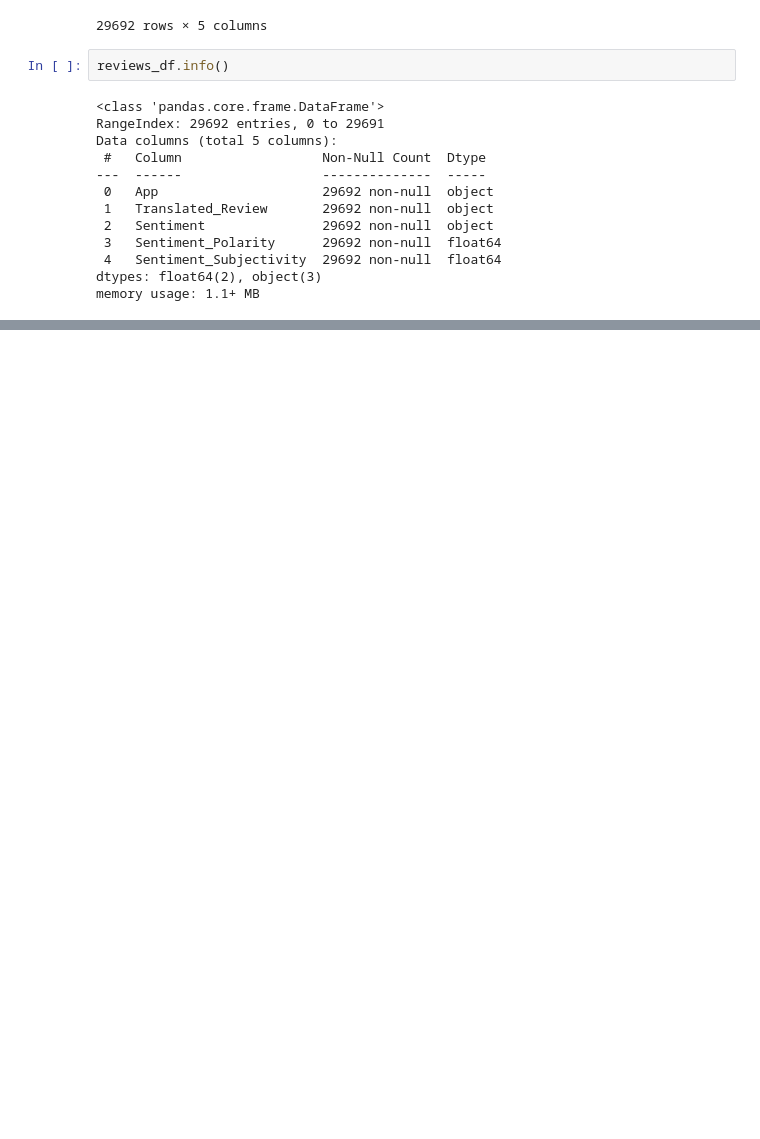
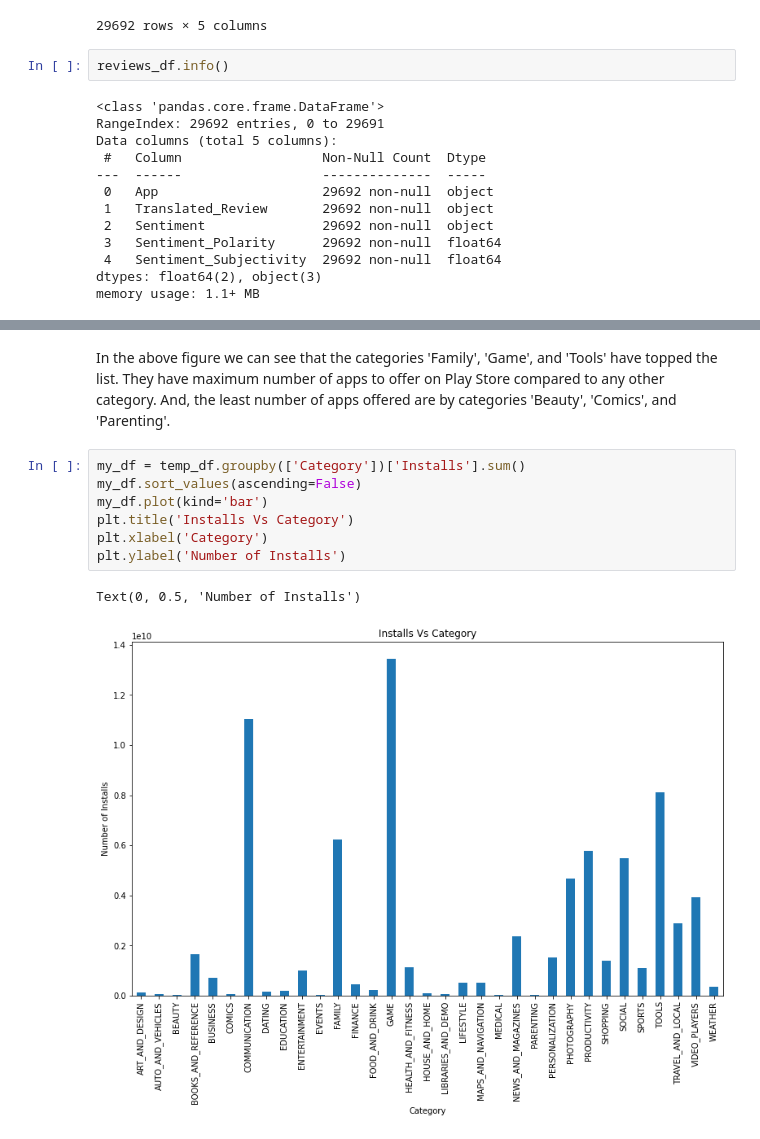
Before and after one commit to Pooja-Dalwani/PlayStoreAppReviewAnalysisEDA, a Jupyter notebook: Capstone_Project_PlayStoreAppReviewAnalysis.ipynb, the cells around one changed output, grey strips where cells are left out. Drawn from its saved outputs; the diff is of its cells as text; blank space fills up the shorter version.

```diff
--- a/Capstone_Project_PlayStoreAppReviewAnalysis.ipynb
+++ b/Capstone_Project_PlayStoreAppReviewAnalysis.ipynb
@@ -432,0 +447,12 @@ memory usage: 1.1+ MB
+# %% [markdown]
+In the above figure we can see that the categories 'Family', 'Game', and 'Tools' have topped the list. They have maximum number of apps to offer on Play Store compared to any other category. And, the least number of apps offered are by categories 'Beauty', 'Comics', and 'Parenting'.
+# %%
+my_df = temp_df.groupby(['Category'])['Installs'].sum()
+my_df.sort_values(ascending=False)
+my_df.plot(kind='bar')
+plt.title('Installs Vs Category')
+plt.xlabel('Category')
+plt.ylabel('Number of Installs')
+# %% [output]
+Text(0, 0.5, 'Number of Installs')
+[figure, added]
```
Also changed, not shown: parts of 7 cells of this notebook.
